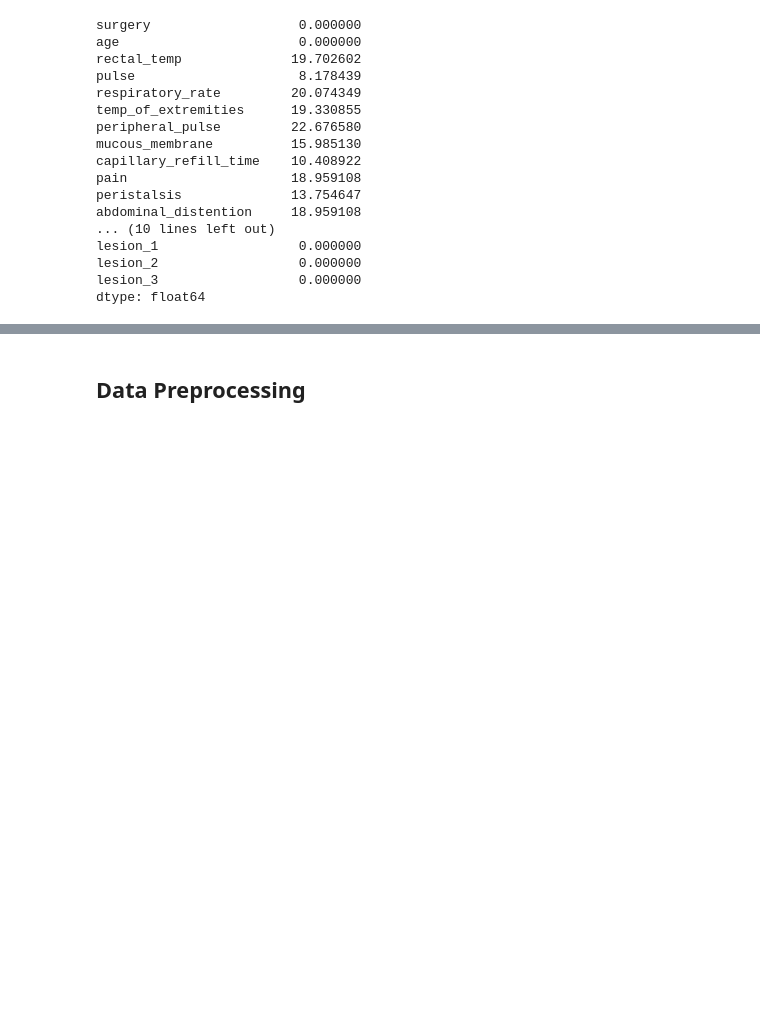
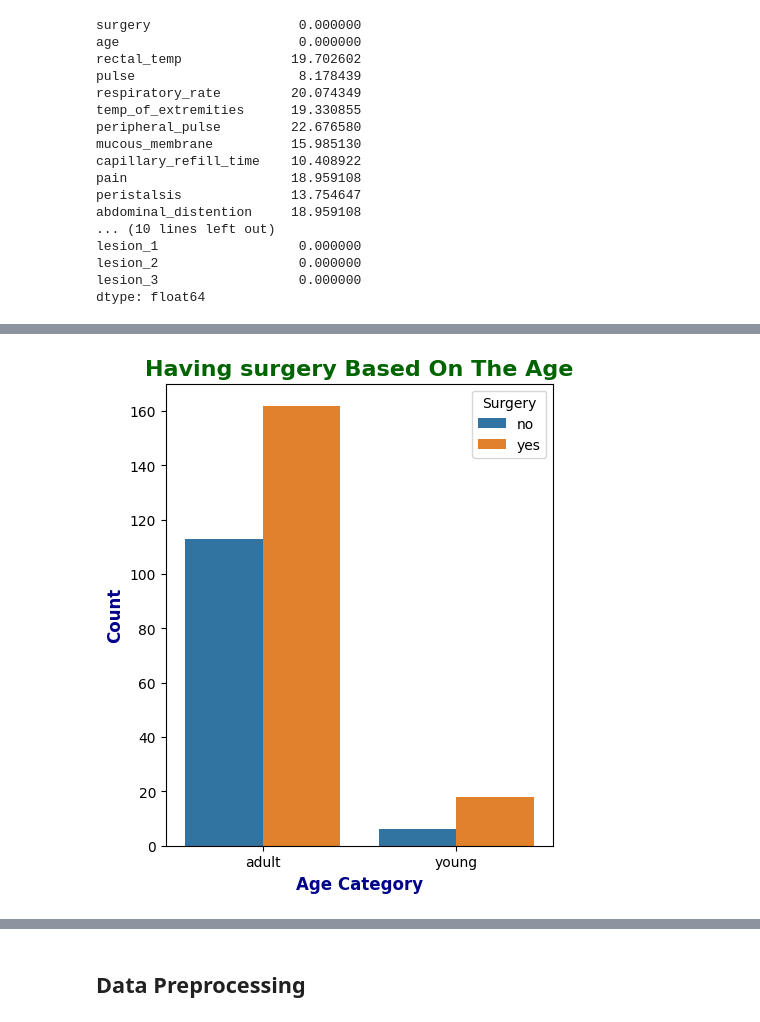
Before and after one commit to MehranZdi/horse_survival, a Jupyter notebook: horse_survival.ipynb, the cells around one changed output, grey strips where cells are left out. Saved outputs shown, nothing was run; the diff lists cells and outputs as text; code cells hidden in the pictures; blank space fills up the shorter version.

```diff
--- a/horse_survival.ipynb
+++ b/horse_survival.ipynb
@@ -134,0 +144,11 @@ dtype: float64
+# %%
+plt.figure(figsize=(5, 6))
+sns.countplot(x='age', hue='surgery', data=data)
+plt.title('Having surgery Based On The Age', fontsize = 16, fontweight = 'bold', color = 'darkgreen')
+plt.xlabel('Age Category', fontsize = 12, fontweight = 'bold', color = 'darkblue')
+plt.ylabel('Count', fontsize = 12, fontweight = 'bold', color = 'darkblue')
+plt.legend(title='Surgery')
+# plt.savefig('Surgery Outcomes by Age Category.png')
+plt.show()
+# %% [output]
+[figure, added]
```
Also changed, not shown: parts of 8 cells of this notebook.
